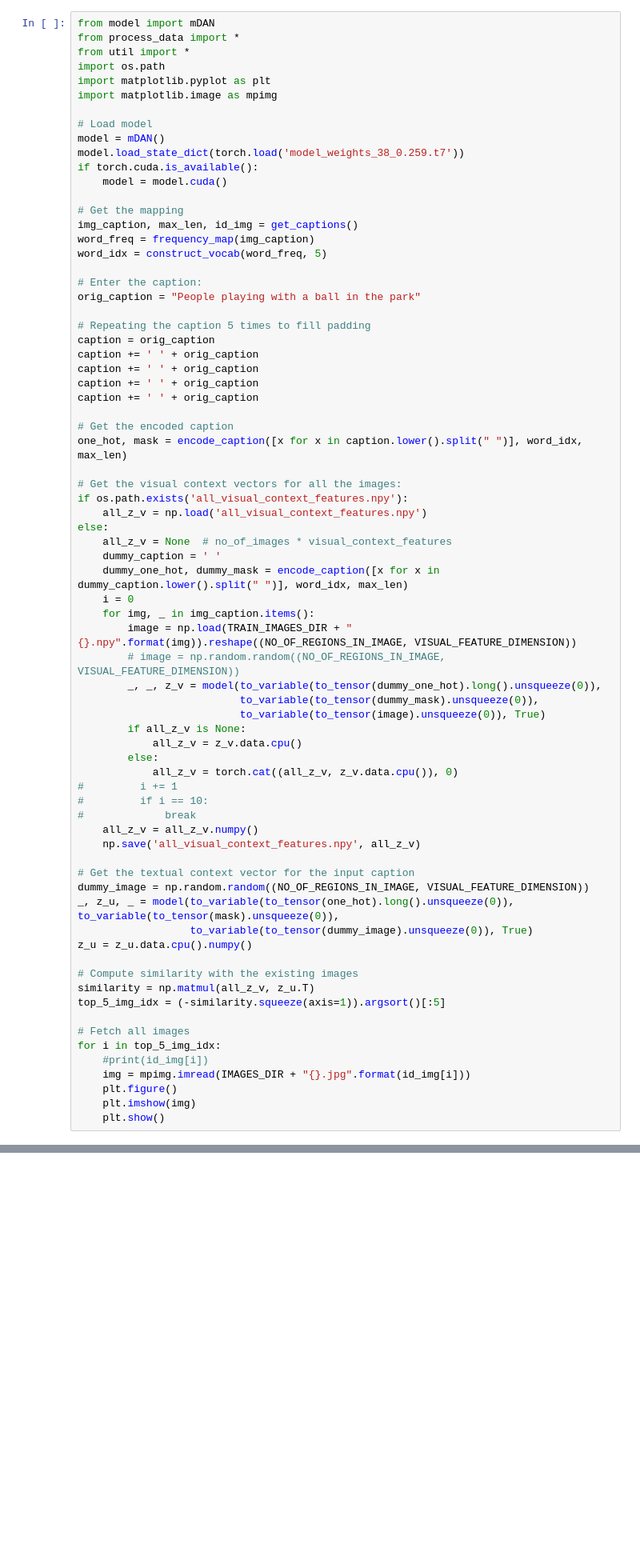
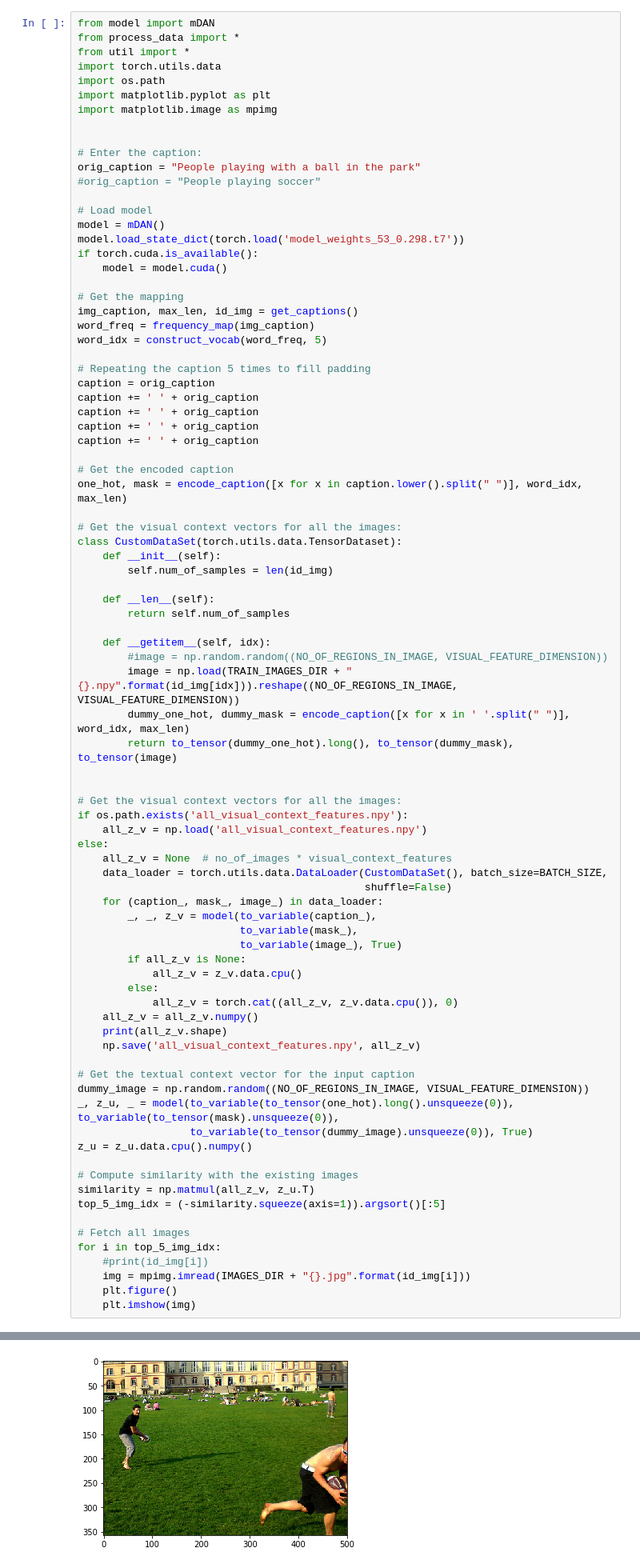
Before and after one commit to MysteryVaibhav/m-DAN, a Jupyter notebook: visualize.ipynb, the cells around one changed output, grey strips where cells are left out. Shown at 80% size. Saved outputs shown, nothing was run; the diff lists cells and outputs as text; blank space fills up the shorter version.

Commit message:
Added code to retrieve the images and display the result

```diff
--- a/visualize.ipynb
+++ b/visualize.ipynb
@@ -2,13 +2,19 @@
 from model import mDAN
 from process_data import *
 from util import *
+import torch.utils.data
 import os.path
 import matplotlib.pyplot as plt
 import matplotlib.image as mpimg
 
+
+# Enter the caption:
+orig_caption = "People playing with a ball in the park"
+#orig_caption = "People playing soccer"
+
 # Load model
 model = mDAN()
-model.load_state_dict(torch.load('model_weights_38_0.259.t7'))
+model.load_state_dict(torch.load('model_weights_53_0.298.t7'))
 if torch.cuda.is_available():
     model = model.cuda()
 
@@ -16,9 +22,6 @@ if torch.cuda.is_available():
 img_caption, max_len, id_img = get_captions()
 word_freq = frequency_map(img_caption)
 word_idx = construct_vocab(word_freq, 5)
-
-# Enter the caption:
-orig_caption = "People playing with a ball in the park"
 
 # Repeating the caption 5 times to fill padding
 caption = orig_caption
@@ -31,45 +34,55 @@ caption += ' ' + orig_caption
 one_hot, mask = encode_caption([x for x in caption.lower().split(" ")], word_idx, max_len)
 
 # Get the visual context vectors for all the images:
+class CustomDataSet(torch.utils.data.TensorDataset):
+    def __init__(self):
+        self.num_of_samples = len(id_img)
+
+    def __len__(self):
+        return self.num_of_samples
+
+    def __getitem__(self, idx):
+        #image = np.random.random((NO_OF_REGIONS_IN_IMAGE, VISUAL_FEATURE_DIMENSION))
+        image = np.load(TRAIN_IMAGES_DIR + "{}.npy".format(id_img[idx])).reshape((NO_OF_REGIONS_IN_IMAGE, VISUAL_FEATURE_DIMENSION))
+        dummy_one_hot, dummy_mask = encode_caption([x for x in ' '.split(" ")], word_idx, max_len)
+        return to_tensor(dummy_one_hot).long(), to_tensor(dummy_mask), to_tensor(image)
+
+
+# Get the visual context vectors for all the images:
 if os.path.exists('all_visual_context_features.npy'):
     all_z_v = np.load('all_visual_context_features.npy')
 else:
     all_z_v = None  # no_of_images * visual_context_features
-    dummy_caption = ' '
-    dummy_one_hot, dummy_mask = encode_caption([x for x in dummy_caption.lower().split(" ")], word_idx, max_len)
-    i = 0
-    for img, _ in img_caption.items():
-        image = np.load(TRAIN_IMAGES_DIR + "{}.npy".format(img)).reshape((NO_OF_REGIONS_IN_IMAGE, VISUAL_FEATURE_DIMENSION))
-        # image = np.random.random((NO_OF_REGIONS_IN_IMAGE, VISUAL_FEATURE_DIMENSION))
-        _, _, z_v = model(to_variable(to_tensor(dummy_one_hot).long().unsqueeze(0)),
-                          to_variable(to_tensor(dummy_mask).unsqueeze(0)),
-                          to_variable(to_tensor(image).unsqueeze(0)), True)
+    data_loader = torch.utils.data.DataLoader(CustomDataSet(), batch_size=BATCH_SIZE,
+                                              shuffle=False)
+    for (caption_, mask_, image_) in data_loader:
+        _, _, z_v = model(to_variable(caption_),
+                          to_variable(mask_),
+                          to_variable(image_), True)
         if all_z_v is None:
             all_z_v = z_v.data.cpu()
         else:
             all_z_v = torch.cat((all_z_v, z_v.data.cpu()), 0)
-#         i += 1
-#         if i == 10:
-#             break
     all_z_v = all_z_v.numpy()
+    print(all_z_v.shape)
     np.save('all_visual_context_features.npy', all_z_v)
 
 # Get the textual context vector for the input caption
 dummy_image = np.random.random((NO_OF_REGIONS_IN_IMAGE, VISUAL_FEATURE_DIMENSION))
 _, z_u, _ = model(to_variable(to_tensor(one_hot).long().unsqueeze(0)), to_variable(to_tensor(mask).unsqueeze(0)),
                   to_variable(to_tensor(dummy_image).unsqueeze(0)), True)
 z_u = z_u.data.cpu().numpy()
 
 # Compute similarity with the existing images
 similarity = np.matmul(all_z_v, z_u.T)
 top_5_img_idx = (-similarity.squeeze(axis=1)).argsort()[:5]
 
 # Fetch all images
 for i in top_5_img_idx:
     #print(id_img[i])
     img = mpimg.imread(IMAGES_DIR + "{}.jpg".format(id_img[i]))
     plt.figure()
     plt.imshow(img)
-    plt.show()
 # %% [output]
 Max caption len: 174
+[figure, added]
```
Also changed, not shown: parts of 1 cell of this notebook.
